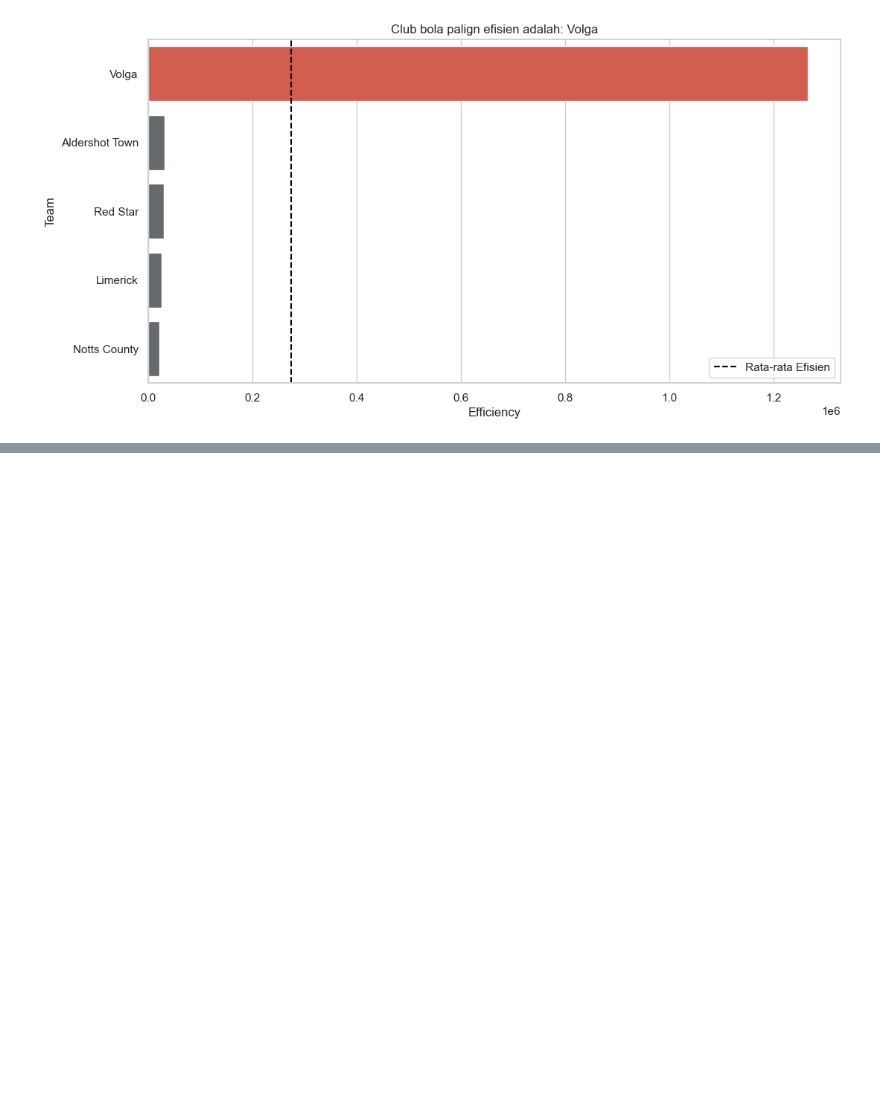
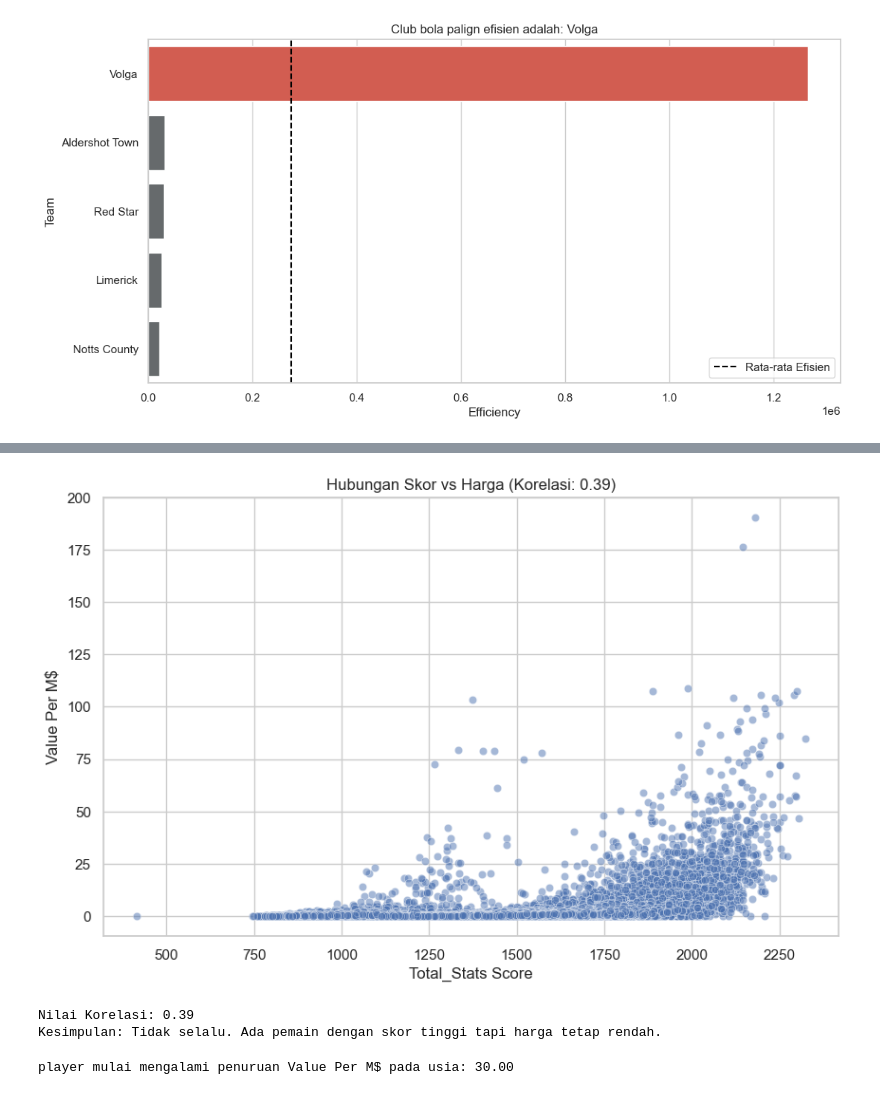
Before and after one commit to HafidzAfrieno/Project-Data-Analyst-Part-1, a Jupyter notebook: fifa_player_analyst.ipynb, the cells around one changed output, grey strips where cells are left out. Cells and saved outputs as stored; diff of their text form; code cells hidden in the pictures; blank space fills up the shorter version.

```diff
--- a/fifa_player_analyst.ipynb
+++ b/fifa_player_analyst.ipynb
@@ -385,0 +419,29 @@ Passing `palette` without assigning `hue` is deprecated and will be removed in v
+# %%
+#Soal Nomor 2
+korelasi = df['Total_Stats Score'].corr(df['Value Per M$'])
+
+plt.figure(figsize=(10, 6))
+sns.scatterplot(data=df, x='Total_Stats Score', y='Value Per M$', alpha=0.5)
+plt.title(f'Hubungan Skor vs Harga (Korelasi: {korelasi:.2f})')
+plt.show()
+
+print(f"Nilai Korelasi: {korelasi:.2f}")
+if korelasi > 0.7: #Angka 0.7 digunakan sebagai standar karena dalam statistika, nilai tersebut dianggap sebagai batas ambang hubungan yang kuat
+    print("Kesimpulan: Ya, pemain jago cenderung selalu mahal.")
+else:
+    print("Kesimpulan: Tidak selalu. Ada pemain dengan skor tinggi tapi harga tetap rendah.")
+# %% [output]
+[figure, added]
+Nilai Korelasi: 0.39
+Kesimpulan: Tidak selalu. Ada pemain dengan skor tinggi tapi harga tetap rendah.
+# %%
+# Soal nomor 3
+# 3. Jika kita mengelompokkan pemain berdasarkan Age, bagaimana tren penurunan Value Per M$ seiring bertambahnya usia pemain?
+age_player = df.groupby('Age')['Value Per M$'].mean()
+mean_value = df['Value Per M$'].mean().round(2)
+max_val = age_player.values.max()
+max_age = age_player.idxmax()
+
+print(f"player mulai mengalami penuruan Value Per M$ pada usia: {max_age:.2f}")
+# %% [output]
+player mulai mengalami penuruan Value Per M$ pada usia: 30.00
```
Also changed, not shown: parts of 18 cells of this notebook.
